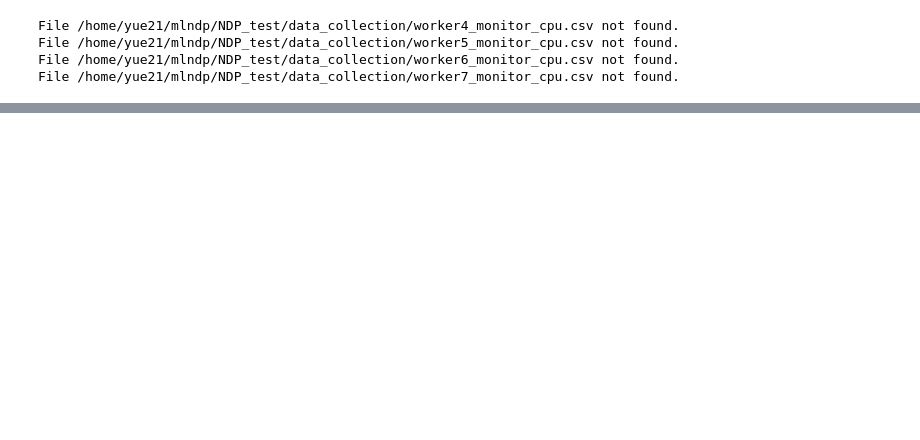
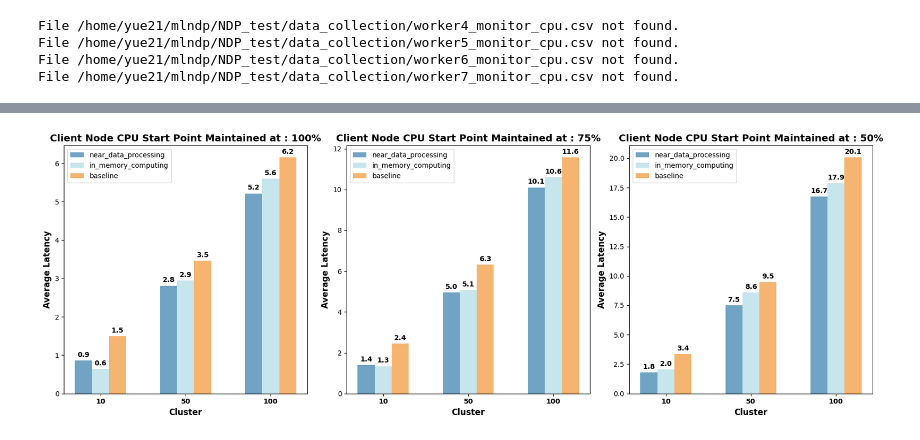
Before and after one commit to shou123/mlndp, a Jupyter notebook: NDP_test/data_collection/plot.ipynb, the cells around one changed output, grey strips where cells are left out. Saved outputs shown, nothing was run; the diff lists cells and outputs as text; code cells hidden in the pictures; blank space fills up the shorter version.

```diff
--- a/NDP_test/data_collection/plot.ipynb
+++ b/NDP_test/data_collection/plot.ipynb
@@ -207,0 +503,52 @@ File /home/yue21/mlndp/NDP_test/data_collection/worker7_monitor_cpu.csv not foun
+# %%
+import matplotlib.pyplot as plt
+import numpy as np
+
+# Updated Data
+data = {
+    100: {
+        "near_data_processing": [0.8592310905456543, 2.810030722618103, 5.216827073097229],
+        "in_memory_computing": [0.6452744007110596, 2.949973702430725, 5.6016534805297855],
+        "baseline": [1.4990084886550903, 3.4619046449661255, 6.155122590065003]
+    },
+    75: {
+        "near_data_processing": [1.4097580432891845, 4.9540607213974, 10.101568412780762],
+        "in_memory_computing": [1.3429025173187257, 5.078979778289795, 10.594073820114136],
+        "baseline": [2.4407989501953127, 6.313238787651062, 11.573726320266724]
+    },
+    50: {
+        "near_data_processing": [1.7883895874023437, 7.487749290466308, 16.726464176177977],
+        "in_memory_computing": [2.0495564460754395, 8.594186544418335, 17.886827373504637],
+        "baseline": [3.3571326017379763, 9.492087125778198, 20.070498371124266]
+    }
+}
+
+# Plotting
+clusters = [10, 50, 100]  # Change x-axis labels to clusters
+x = np.arange(len(clusters))
+bar_width = 0.2
+
+fig, axes = plt.subplots(1, 3, figsize=(17, 6))
+
+colors = [
+    (112/255, 163/255, 196/255),  # Convert RGB to a tuple of values between 0 and 1
+    (199/255, 229/255, 236/255),
+    (245/255, 180/255, 111/255)
+]
+
+for ax, (nodes, node_data) in zip(axes, data.items()):
+    for i, (category, latencies) in enumerate(node_data.items()):
+        rects = ax.bar(x + i * bar_width, latencies, bar_width, label=category, color=colors[i])
+        ax.bar_label(rects, fmt='%0.1f', padding=3, fontsize=10, fontweight='bold')
+
+    ax.set_xlabel('Cluster', fontsize=12, fontweight='bold')  # Change x-axis label to Cluster
+    ax.set_ylabel('Average Latency', fontsize=12, fontweight='bold')
+    ax.set_title(f'Client Node CPU Start Point Maintained at : {nodes}%', fontsize=14, fontweight='bold')
+    ax.set_xticks(x + bar_width, labels=clusters, fontweight='bold')
+    ax.tick_params(axis='y', labelsize=10)  # Set y-axis tick label size
+    ax.legend(loc='upper left')  # Add legend to each subplot
+
+plt.tight_layout()
+plt.show()
+# %% [output]
+[figure, added]
```
Also changed, not shown: parts of 11 cells of this notebook, 10 other files.
